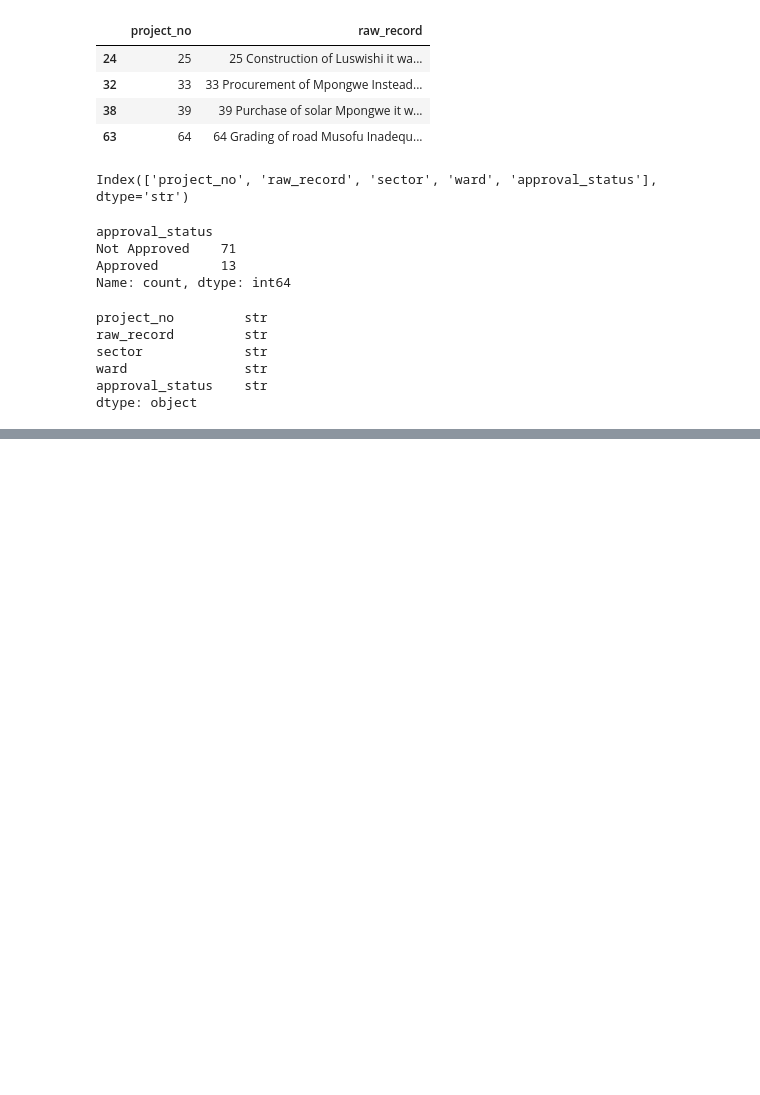
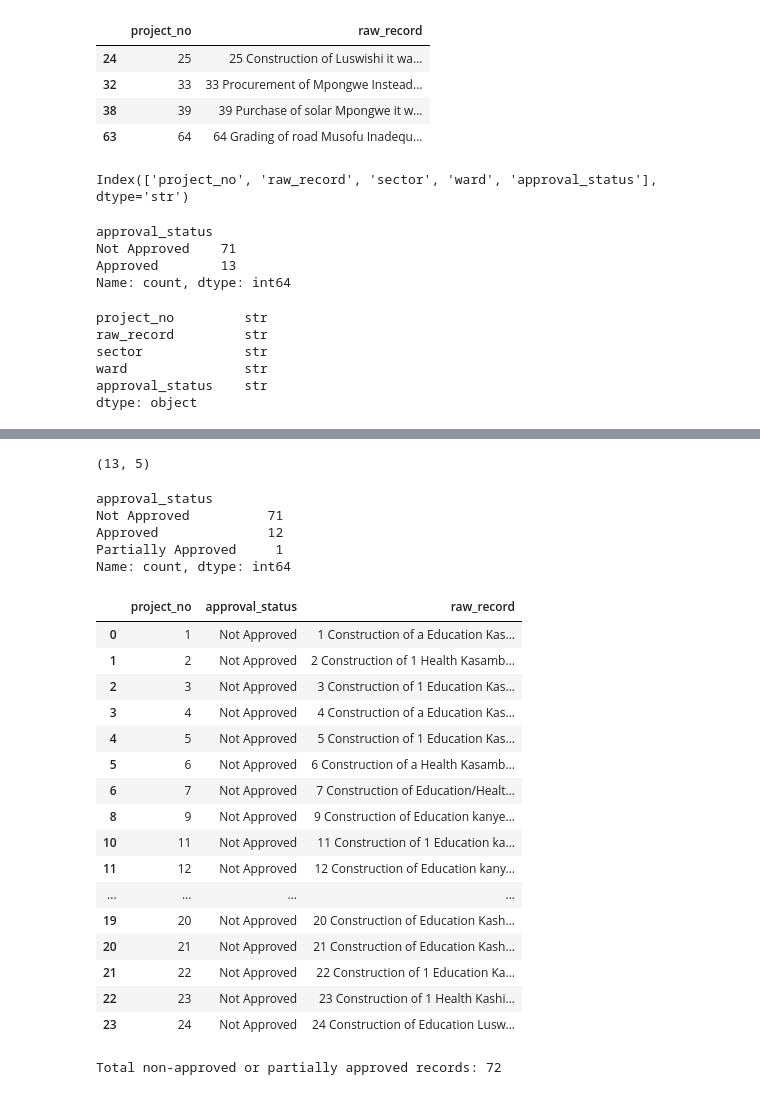
Before and after one commit to Sandie17-goodie/CSC4792_Group26_Mpongwe, a Jupyter notebook: notebooks/group26_mpongwe_dataset_creation.ipynb, the cells around one changed output, grey strips where cells are left out. Drawn from its saved outputs; the diff is of its cells as text; code cells hidden in the pictures; blank space fills up the shorter version.

Commit message:
not approved projects processed

```diff
--- a/notebooks/group26_mpongwe_dataset_creation.ipynb
+++ b/notebooks/group26_mpongwe_dataset_creation.ipynb
@@ -780,10 +780,15 @@ for record in clean_records:
             ward = "Mpongwe Central"
 
     # Determine approval status
-    if "approved" in full_record.lower():
+    if project_no == "33":
+        approval_status = "Partially Approved"
+
+    elif "approved" in full_record.lower():
         approval_status = "Approved"
+
     else:
         approval_status = "Not Approved"
+
 
     parsed_records.append({
         "project_no": project_no,
@@ -793,6 +798,8 @@ for record in clean_records:
         "approval_status": approval_status
     })
 
+
+
 parsed_df = pd.DataFrame(parsed_records)
 # %%
 parsed_df.columns
@@ -816,0 +847,43 @@ dtype: object
+# %%
+approved_records.shape
+# %% [output]
+(13, 5)
+# %%
+parsed_df["approval_status"].value_counts()
+# %% [output]
+approval_status
+Not Approved          71
+Approved              12
+Partially Approved     1
+Name: count, dtype: int64
+# %%
+not_approved_records = parsed_df[
+    parsed_df["approval_status"] != "Approved"
+]
+
+not_approved_records[
+    ["project_no", "approval_status", "raw_record"]
+].head(20)
+# %% [output]
+|  | project_no | approval_status | raw_record |
+| 0 | 1 | Not Approved | 1 Construction of a Education Kas... |
+| 1 | 2 | Not Approved | 2 Construction of 1 Health Kasamb... |
+| 2 | 3 | Not Approved | 3 Construction of 1 Education Kas... |
+| 3 | 4 | Not Approved | 4 Construction of a Education Kas... |
+| 4 | 5 | Not Approved | 5 Construction of 1 Education Kas... |
+| 5 | 6 | Not Approved | 6 Construction of a Health Kasamb... |
+| 6 | 7 | Not Approved | 7 Construction of Education/Healt... |
+| 8 | 9 | Not Approved | 9 Construction of Education kanye... |
+| 10 | 11 | Not Approved | 11 Construction of 1 Education ka... |
+| 11 | 12 | Not Approved | 12 Construction of Education kany... |
+| ... | ... | ... | ... |
+| 19 | 20 | Not Approved | 20 Construction of Education Kash... |
+| 20 | 21 | Not Approved | 21 Construction of Education Kash... |
+| 21 | 22 | Not Approved | 22 Construction of 1 Education Ka... |
+| 22 | 23 | Not Approved | 23 Construction of 1 Health Kashi... |
+| 23 | 24 | Not Approved | 24 Construction of Education Lusw... |
+# %%
+print("Total non-approved or partially approved records:",
+      len(not_approved_records))
+# %% [output]
+Total non-approved or partially approved records: 72
```
Also changed, not shown: parts of 1 cell of this notebook.
